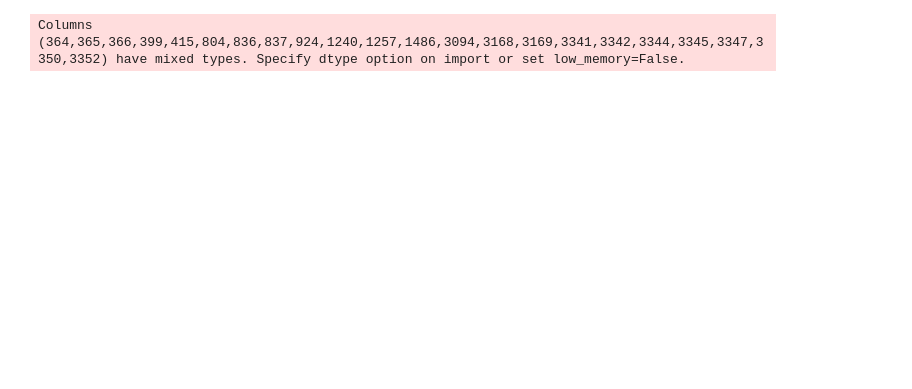
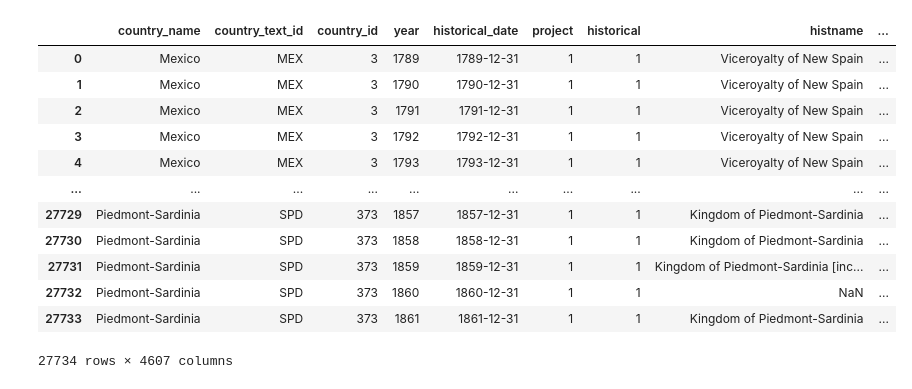
Before and after one commit to aroz12/Statistics-Capstone, a Jupyter notebook: Statistics Capstone.ipynb, the cells around one changed output. Cells and saved outputs as stored; diff of their text form; code cells hidden in the pictures; blank space fills up the shorter version.

```diff
--- a/Statistics Capstone.ipynb
+++ b/Statistics Capstone.ipynb
@@ -13,13 +31,11 @@ import plotly.graph_objects as go
 # %%
 # read in datasets
 
-vdem = pd.read_csv('V-Dem-CY-Full+Others-v14.csv', encoding= 'utf-8')
-bti = pd.read_csv('free-fair-elections-bti.csv', quoting=csv.QUOTE_NONE, encoding= 'utf-8')
-fiw = pd.read_excel('Country_and_Territory_Ratings_and_Statuses_FIW_1973-2024.xlsx', sheet_name = 'Country Ratings, Statuses ', skiprows = 2)
-fiw_years = pd.read_excel('Country_and_Territory_Ratings_and_Statuses_FIW_1973-2024.xlsx', sheet_name = 'Country Ratings, Statuses ', skiprows=1, nrows=1, header = None)
-wrp = pd.read_csv('mutated_NWR.csv', quoting=csv.QUOTE_NONE, encoding= 'utf-8')
+vdem = pd.read_csv('/Users/alecasillas/Desktop/COURSES/STA4930/datasets/V-Dem-CY-Full+Others-v14.csv', encoding= 'utf-8')
+bti = pd.read_csv('/Users/alecasillas/Desktop/COURSES/STA4930/datasets/free-fair-elections-bti.csv', quoting=csv.QUOTE_NONE, encoding= 'utf-8')
+fiw = pd.read_excel('/Users/alecasillas/Desktop/COURSES/STA4930/datasets/Country_and_Territory_Ratings_and_Statuses_FIW_1973-2024.xlsx', sheet_name = 'Country Ratings, Statuses ', skiprows = 2)
+fiw_years = pd.read_excel('/Users/alecasillas/Desktop/COURSES/STA4930/datasets/Country_and_Territory_Ratings_and_Statuses_FIW_1973-2024.xlsx', sheet_name = 'Country Ratings, Statuses ', skiprows=1, nrows=1, header = None)
+wrp = pd.read_csv('/Users/alecasillas/Desktop/COURSES/STA4930/datasets/mutated_NWR.csv', quoting=csv.QUOTE_NONE, encoding= 'utf-8')
-# %% [output]
-Columns (364,365,366,399,415,804,836,837,924,1240,1257,1486,3094,3168,3169,3341,3342,3344,3345,3347,3350,3352) have mixed types. Specify dtype option on import or set low_memory=False.
 # %%
 # Remove uneccesary quotation marks from the vdem and wrp datasets
 
@@ -81,6 +97,22 @@ for i in range(len(vdem)):
         vdem.loc[i,'country_name'] = 'West Germany'
     if (vdem.loc[i,'country_name'] == 'Czech Republic') and (vdem.loc[i,'year'] < 1993):
         vdem.loc[i,'country_name'] = 'Czechoslovakia'
+# %%
+vdem
+# %% [output]
+|  | country_name | country_text_id | country_id | year | historical_date | project | historical | histname | ... |
+| 0 | Mexico | MEX | 3 | 1789 | 1789-12-31 | 1 | 1 | Viceroyalty of New Spain | ... |
+| 1 | Mexico | MEX | 3 | 1790 | 1790-12-31 | 1 | 1 | Viceroyalty of New Spain | ... |
+| 2 | Mexico | MEX | 3 | 1791 | 1791-12-31 | 1 | 1 | Viceroyalty of New Spain | ... |
+| 3 | Mexico | MEX | 3 | 1792 | 1792-12-31 | 1 | 1 | Viceroyalty of New Spain | ... |
+| 4 | Mexico | MEX | 3 | 1793 | 1793-12-31 | 1 | 1 | Viceroyalty of New Spain | ... |
+| ... | ... | ... | ... | ... | ... | ... | ... | ... | ... |
+| 27729 | Piedmont-Sardinia | SPD | 373 | 1857 | 1857-12-31 | 1 | 1 | Kingdom of Piedmont-Sardinia | ... |
+| 27730 | Piedmont-Sardinia | SPD | 373 | 1858 | 1858-12-31 | 1 | 1 | Kingdom of Piedmont-Sardinia | ... |
+| 27731 | Piedmont-Sardinia | SPD | 373 | 1859 | 1859-12-31 | 1 | 1 | Kingdom of Piedmont-Sardinia [inc... | ... |
+| 27732 | Piedmont-Sardinia | SPD | 373 | 1860 | 1860-12-31 | 1 | 1 | NaN | ... |
+| 27733 | Piedmont-Sardinia | SPD | 373 | 1861 | 1861-12-31 | 1 | 1 | Kingdom of Piedmont-Sardinia | ... |
+27734 rows × 4607 columns
 # %%
 # Merge vdem and bti datasets
 
```
Also changed, not shown: parts of 28 cells of this notebook.
